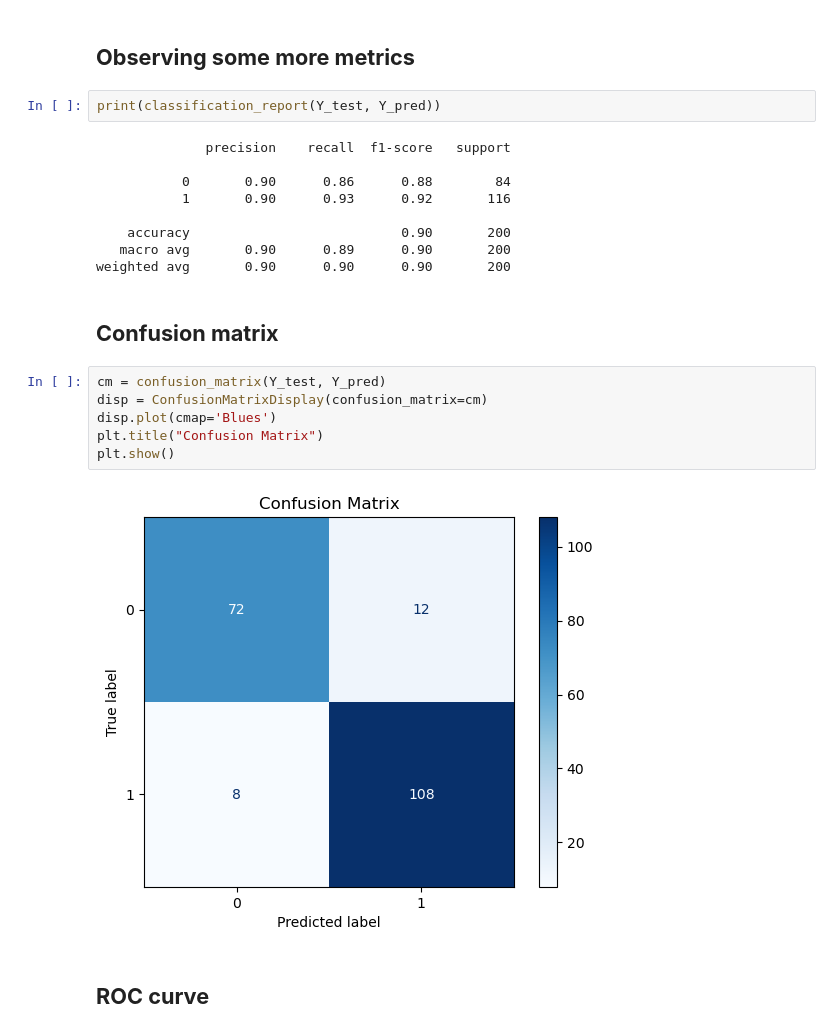
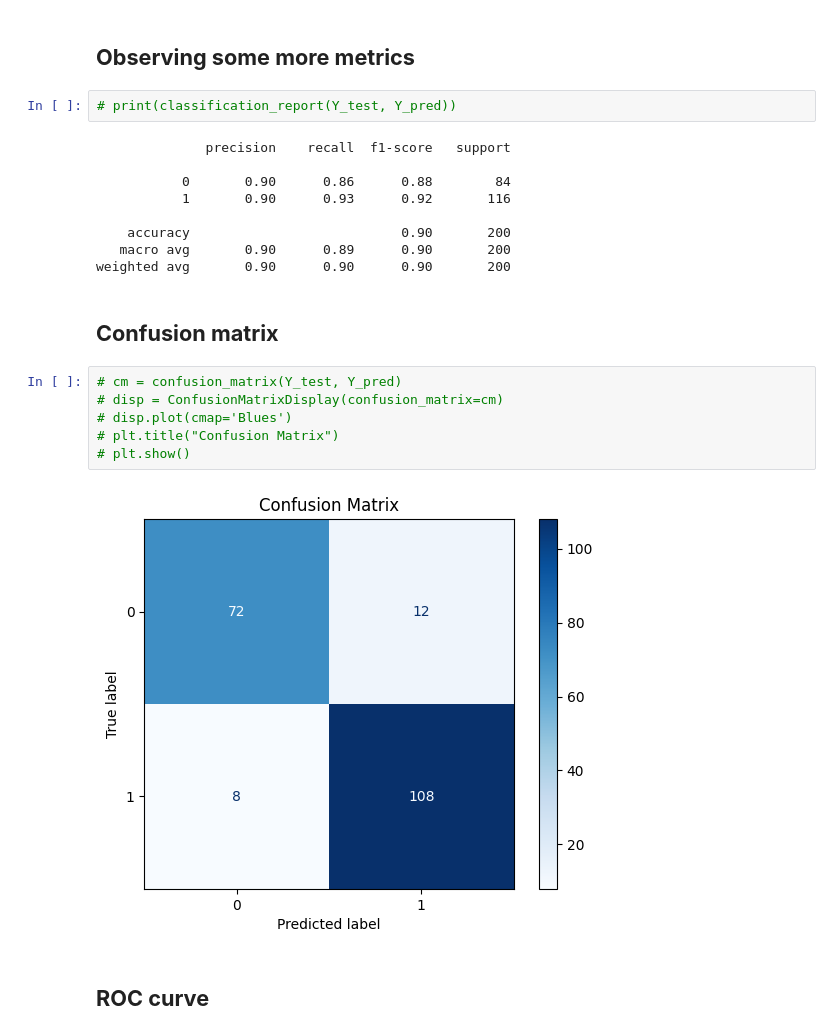
Before and after one commit to Skiner752/Intro-to-machine-learning, a Jupyter notebook: heart.ipynb, the cells around one changed output. Saved outputs shown, nothing was run; the diff lists cells and outputs as text.

```diff
--- a/heart.ipynb
+++ b/heart.ipynb
@@ -519,7 +521,7 @@ Accuracy : 90.0 %
 # %% [markdown]
 ## **Observing some more metrics**
 # %%
-print(classification_report(Y_test, Y_pred))
+# print(classification_report(Y_test, Y_pred))
 # %% [output]
               precision    recall  f1-score   support
 
@@ -532,13 +534,13 @@ weighted avg       0.90      0.90      0.90       200
 # %% [markdown]
 ## **Confusion matrix**
 # %%
-cm = confusion_matrix(Y_test, Y_pred)
-disp = ConfusionMatrixDisplay(confusion_matrix=cm)
-disp.plot(cmap='Blues')
-plt.title("Confusion Matrix")
-plt.show()
+# cm = confusion_matrix(Y_test, Y_pred)
+# disp = ConfusionMatrixDisplay(confusion_matrix=cm)
+# disp.plot(cmap='Blues')
+# plt.title("Confusion Matrix")
+# plt.show()
 # %% [output]
-[figure, old version]
+[figure, new version]
 # %% [markdown]
 ## **ROC curve**
 # %%
```
Also changed, not shown: parts of 35 cells of this notebook, 3 other files.
